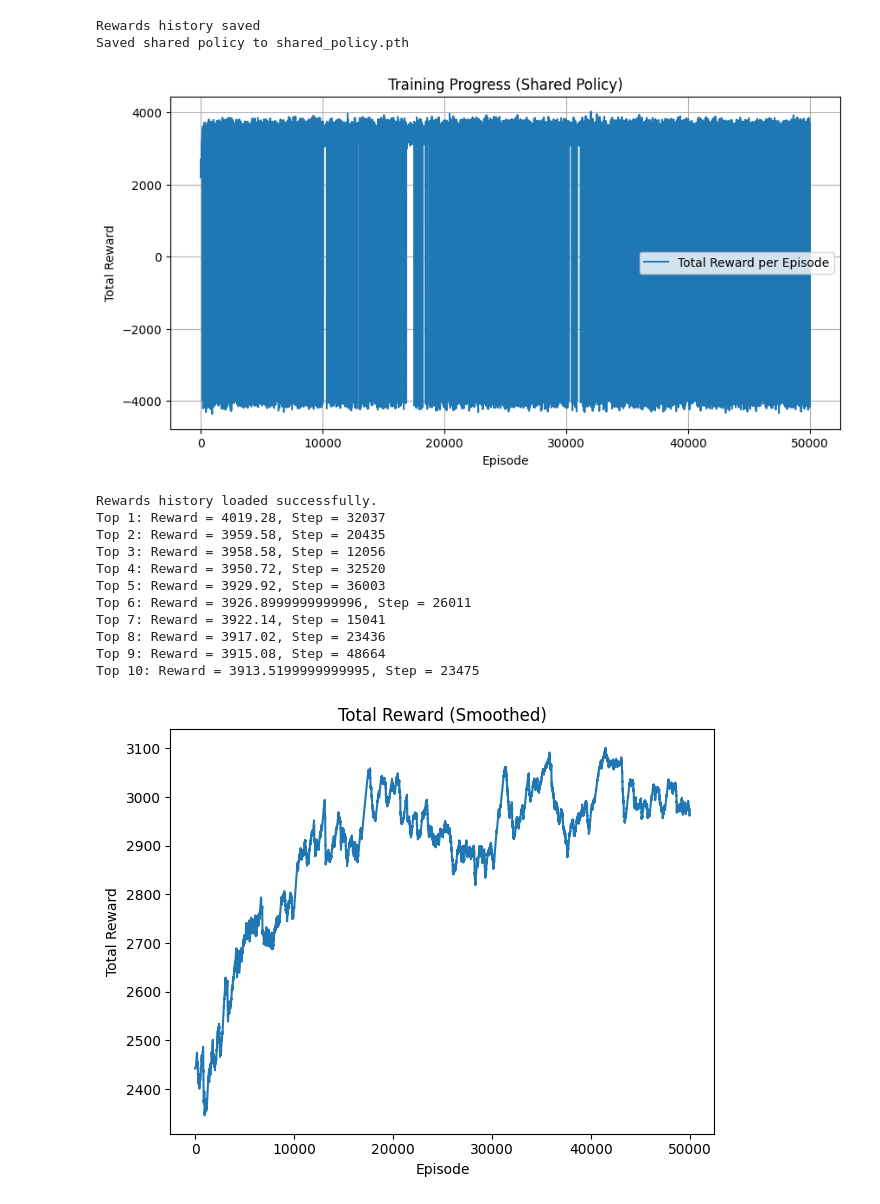
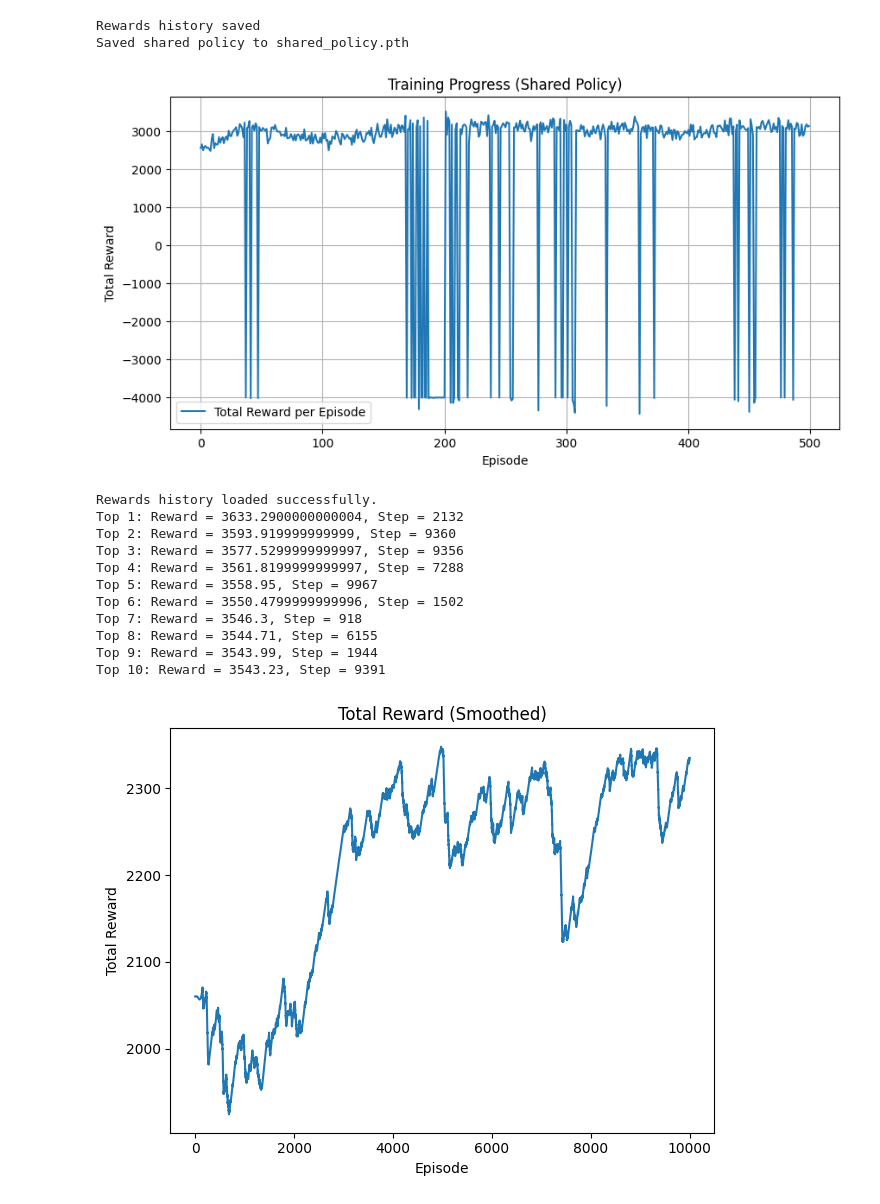
Before and after one commit to yjchenCN/Multi-agent-consensus-algorithm, a Jupyter notebook: MARL/MA_new/reinforce_ps.ipynb, the cells around one changed output. Drawn from its saved outputs; the diff is of its cells as text; code cells hidden in the pictures.

```diff
--- a/MARL/MA_new/reinforce_ps.ipynb
+++ b/MARL/MA_new/reinforce_ps.ipynb
@@ -126,41 +126,41 @@ if __name__ == "__main__":
     # 创建环境（假设有5个智能体，环境逻辑与你原代码保持一致）
     env = CustomMAEnvironment(num_agents=5, num_iterations=200, dt=0.1)
 
     # 开始训练
     rewards_history, shared_policy = train_multiagent(
         env,
-        num_episodes=50000,
+        num_episodes=500,
         gamma=0.99,
         lr=0.001
     )
 
     # 保存训练曲线
     np.save("rewards_history_demo_shared.npy", rewards_history)
     print("Rewards history saved")
 
     # 仅保存一个共享策略网络
     torch.save(shared_policy.state_dict(), "shared_policy.pth")
     print("Saved shared policy to shared_policy.pth")
 
     # 绘制总体回报曲线
     plt.figure(figsize=(10,5))
     plt.plot(rewards_history, label="Total Reward per Episode")
     plt.xlabel("Episode")
     plt.ylabel("Total Reward")
     plt.title("Training Progress (Shared Policy)")
     plt.legend()
     plt.grid(True)
     plt.show()
 # %% [output]
 Rewards history saved
 Saved shared policy to shared_policy.pth
-[figure, old version]
+[figure, new version]
 # %%
 
 import numpy as np
 
 # 加载 total_rewards_history 文件
-loaded_rewards_history = np.load("rewards_history_demo_shared.npy")
+loaded_rewards_history = np.load("rewards_history_lstm_demo.npy")
 print("Rewards history loaded successfully.")
 # 使用平滑函数对数据进行平滑处理
 
@@ -200,14 +200,14 @@ plt.tight_layout()
 plt.show()
 # %% [output]
 Rewards history loaded successfully.
-Top 1: Reward = 4019.28, Step = 32037
-Top 2: Reward = 3959.58, Step = 20435
-Top 3: Reward = 3958.58, Step = 12056
-Top 4: Reward = 3950.72, Step = 32520
-Top 5: Reward = 3929.92, Step = 36003
-Top 6: Reward = 3926.8999999999996, Step = 26011
-Top 7: Reward = 3922.14, Step = 15041
-Top 8: Reward = 3917.02, Step = 23436
-Top 9: Reward = 3915.08, Step = 48664
-Top 10: Reward = 3913.5199999999995, Step = 23475
+Top 1: Reward = 3633.2900000000004, Step = 2132
+Top 2: Reward = 3593.919999999999, Step = 9360
+Top 3: Reward = 3577.5299999999997, Step = 9356
+Top 4: Reward = 3561.8199999999997, Step = 7288
+Top 5: Reward = 3558.95, Step = 9967
+Top 6: Reward = 3550.4799999999996, Step = 1502
+Top 7: Reward = 3546.3, Step = 918
+Top 8: Reward = 3544.71, Step = 6155
+Top 9: Reward = 3543.99, Step = 1944
+Top 10: Reward = 3543.23, Step = 9391
-[figure, old version]
+[figure, new version]
```
Also changed, not shown: parts of 1 cell of this notebook, 10 other files.
